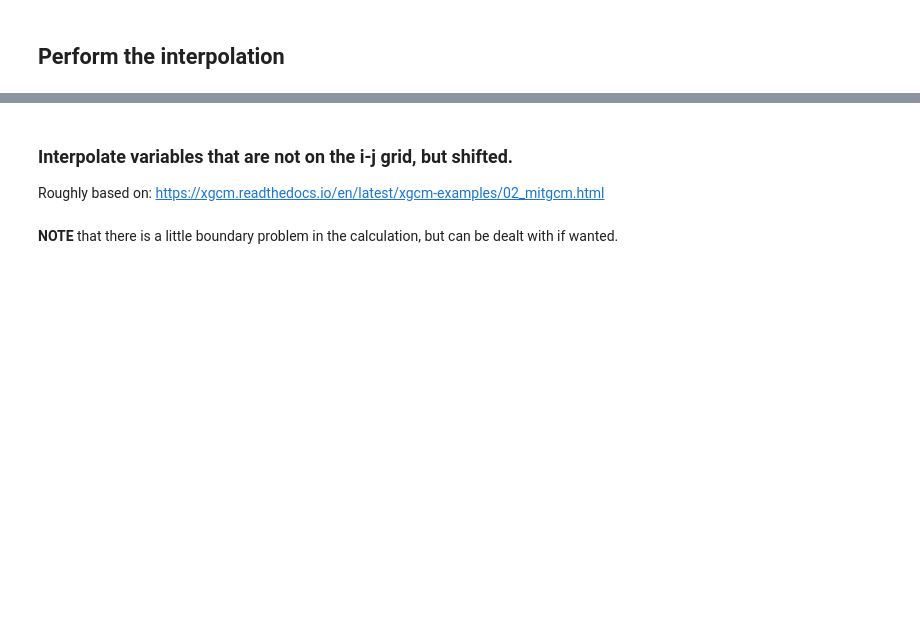
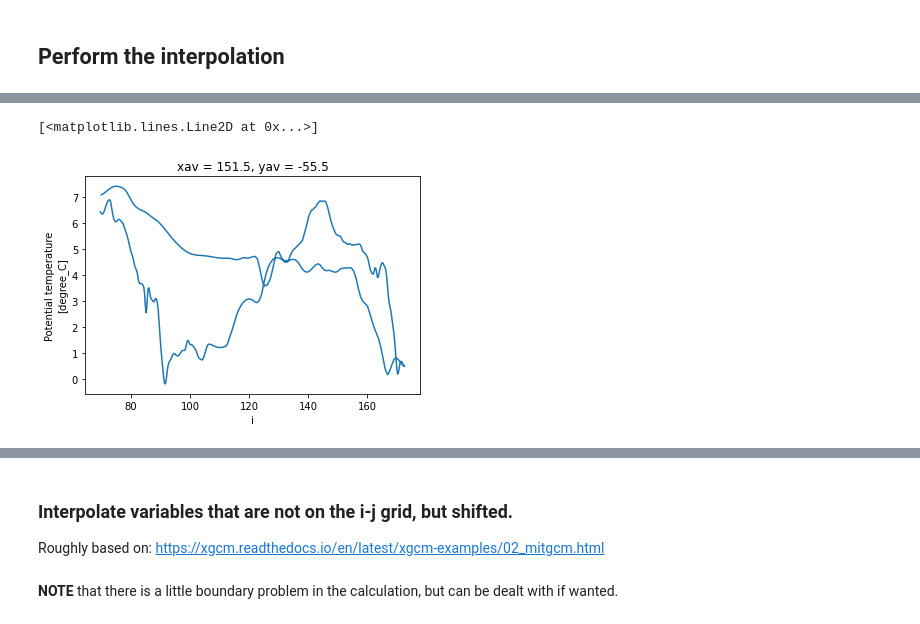
Before and after one commit to kdrushka/model-subsampling, a Jupyter notebook: final_project_updated.ipynb, the cells around one changed output, grey strips where cells are left out. Drawn from its saved outputs; the diff is of its cells as text; code cells hidden in the pictures; blank space fills up the shorter version.

```diff
--- a/final_project_updated.ipynb
+++ b/final_project_updated.ipynb
@@ -381,0 +438,5 @@ plt.show()
+# %%
+subsampled_deepest.Theta.plot(x='i')
+# %% [output]
+[<matplotlib.lines.Line2D at 0x...>]
+[figure, added]
```
Also changed, not shown: parts of 23 cells of this notebook.
